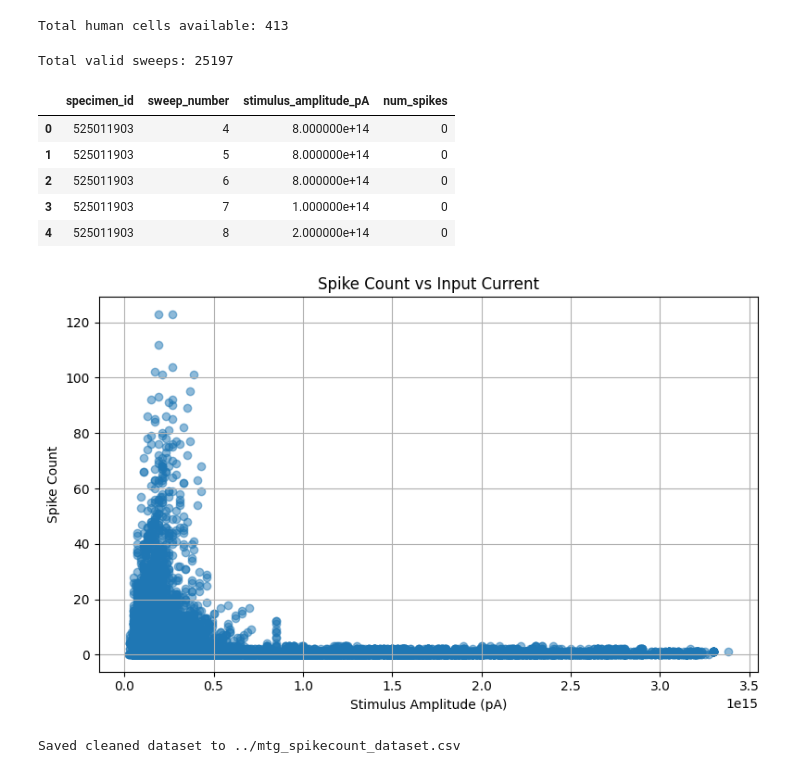
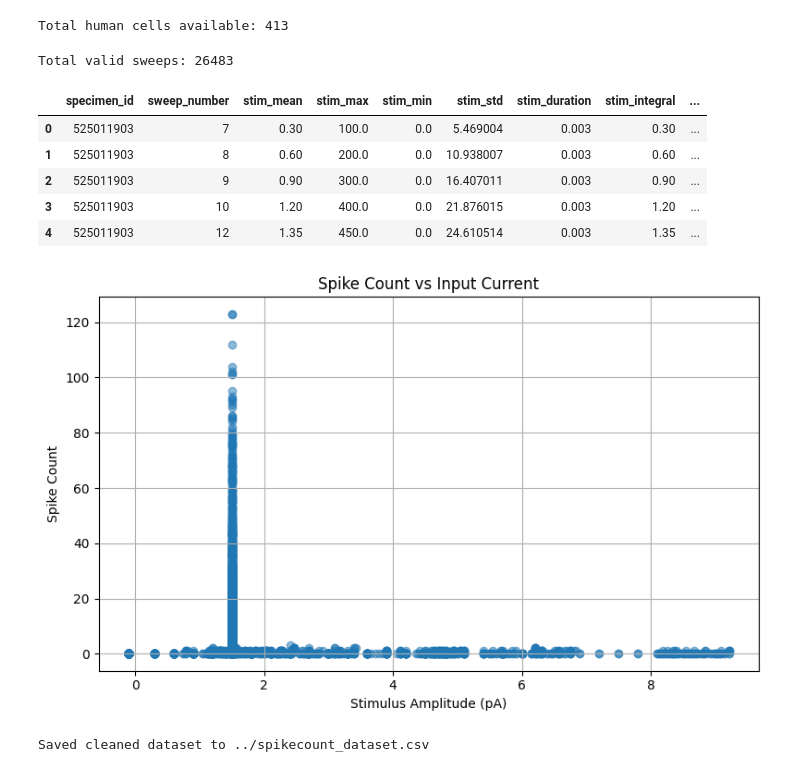
Before and after one commit to jainigandhii/cmse410-project, a Jupyter notebook: data_prep.ipynb, the cells around one changed output. Saved outputs shown, nothing was run; the diff lists cells and outputs as text; code cells hidden in the pictures.

```diff
--- a/data_prep.ipynb
+++ b/data_prep.ipynb
@@ -61,31 +114,31 @@ for cell in tqdm(specimens):
         continue
 # %%
-df = pd.DataFrame(results)
+df = pd.DataFrame(all_rows)
 print(f"Total valid sweeps: {len(df)}")
 df.head()
 # %% [output]
-Total valid sweeps: 25197
+Total valid sweeps: 26483
-|  | specimen_id | sweep_number | stimulus_amplitude_pA | num_spikes |
-| 0 | 525011903 | 4 | 8.000000e+14 | 0 |
-| 1 | 525011903 | 5 | 8.000000e+14 | 0 |
-| 2 | 525011903 | 6 | 8.000000e+14 | 0 |
-| 3 | 525011903 | 7 | 1.000000e+14 | 0 |
-| 4 | 525011903 | 8 | 2.000000e+14 | 0 |
+|  | specimen_id | sweep_number | stim_mean | stim_max | stim_min | stim_std | stim_duration | stim_integral | ... |
+| 0 | 525011903 | 7 | 0.30 | 100.0 | 0.0 | 5.469004 | 0.003 | 0.30 | ... |
+| 1 | 525011903 | 8 | 0.60 | 200.0 | 0.0 | 10.938007 | 0.003 | 0.60 | ... |
+| 2 | 525011903 | 9 | 0.90 | 300.0 | 0.0 | 16.407011 | 0.003 | 0.90 | ... |
+| 3 | 525011903 | 10 | 1.20 | 400.0 | 0.0 | 21.876015 | 0.003 | 1.20 | ... |
+| 4 | 525011903 | 12 | 1.35 | 450.0 | 0.0 | 24.610514 | 0.003 | 1.35 | ... |
 # %%
 plt.figure(figsize=(8, 5))
-plt.scatter(df['stimulus_amplitude_pA'], df['num_spikes'], alpha=0.5)
+plt.scatter(df['stim_mean'], df['spike_count'], alpha=0.5)
 plt.xlabel("Stimulus Amplitude (pA)")
 plt.ylabel("Spike Count")
 plt.title("Spike Count vs Input Current")
 plt.grid(True)
 plt.tight_layout()
 plt.savefig('../spike_count_vs_current.png', dpi=300)
 plt.show()
 # %% [output]
-[figure, old version]
+[figure, new version]
 # %%
 # Save the cleaned dataset for model training
-df.to_csv('../mtg_spikecount_dataset.csv', index=False)
-print("Saved cleaned dataset to ../mtg_spikecount_dataset.csv")
+df.to_csv('../spikecount_dataset.csv', index=False)
+print("Saved cleaned dataset to ../spikecount_dataset.csv")
 # %% [output]
-Saved cleaned dataset to ../mtg_spikecount_dataset.csv
+Saved cleaned dataset to ../spikecount_dataset.csv
```
Also changed, not shown: parts of 1 cell of this notebook, 2 other files.
